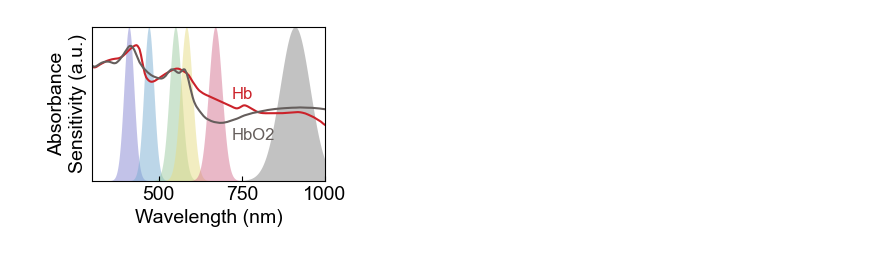
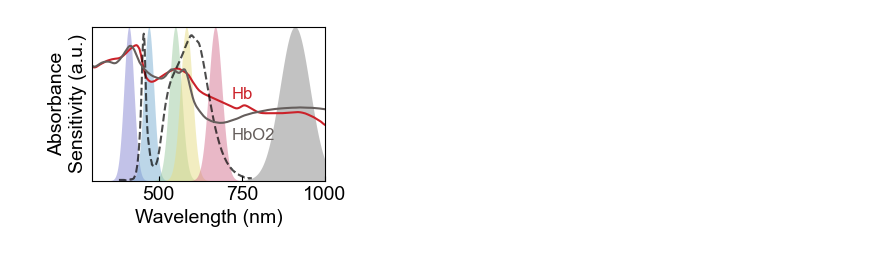
Before and after one commit to BailabUNC/SpectraDerma, a Jupyter notebook: notebooks/Sensor_Spectra_VS_Chromophore.ipynb, the cells around one changed output. Cells and saved outputs as stored; diff of their text form; code cells hidden in the pictures.

```diff
--- a/notebooks/Sensor_Spectra_VS_Chromophore.ipynb
+++ b/notebooks/Sensor_Spectra_VS_Chromophore.ipynb
@@ -21,6 +21,12 @@ df_pd = pd.read_csv(as7341_data_path)
 
 wavelengths_pd = df_pd['wavelength']
 sensitivities = df_pd.drop(columns=['wavelength'])
+
+led_data_path = '../data/as7341/cree_xd16_4500K_interp.csv'
+df_led = pd.read_csv(led_data_path)
+
+wavelengths_led = df_led['wavelength']
+intensities = df_led['intensity']
 # %%
 hb_data_path = '../data/as7341/hb_hbo2.csv'
 df_hb = pd.read_csv(hb_data_path)
@@ -34,24 +40,24 @@ hbo2_log = hbo2.apply(lambda x: np.log(x))
 # %%
 plt.figure(figsize=(3, 2))
 
 plt.plot(wavelengths_hb, hb_log, label='Hb', color='#cb222a')
+plt.plot(wavelengths_led, intensities * 20, label='LED Intensity', color='#000000', linestyle='--', alpha=0.7)
 plt.plot(wavelengths_hb, hbo2_log, label='HbO2', color='#655e5c')
 for i, (column, color) in enumerate(zip(sensitivities.columns, colors)):
     plt.fill_between(wavelengths_pd, 0, sensitivities[column] * 15,
                      color=colors[i], alpha=0.5, lw=0)
 plt.text(720, 8, 'Hb', color='#cb222a', fontsize=12)
 plt.text(720, 4, 'HbO2', color='#655e5c', fontsize=12)
-
 plt.xlim(300, 1000)
 plt.ylim(0, 15)
 
 plt.xlabel('Wavelength (nm)')
 plt.ylabel('Absorbance\nSensitivity (a.u.)')
 
 plt.yticks([])
 plt.tick_params(direction='in')
 
-plt.savefig('../figures/fig1/sensor_spectra_vs_chromophore.png', dpi=600, bbox_inches='tight', transparent=True)
+# plt.savefig('../figures/fig1/sensor_spectra_vs_chromophore.png', dpi=600, bbox_inches='tight', transparent=True)
 plt.show()
 # %% [output]
-[figure, old version]
+[figure, new version]
```
